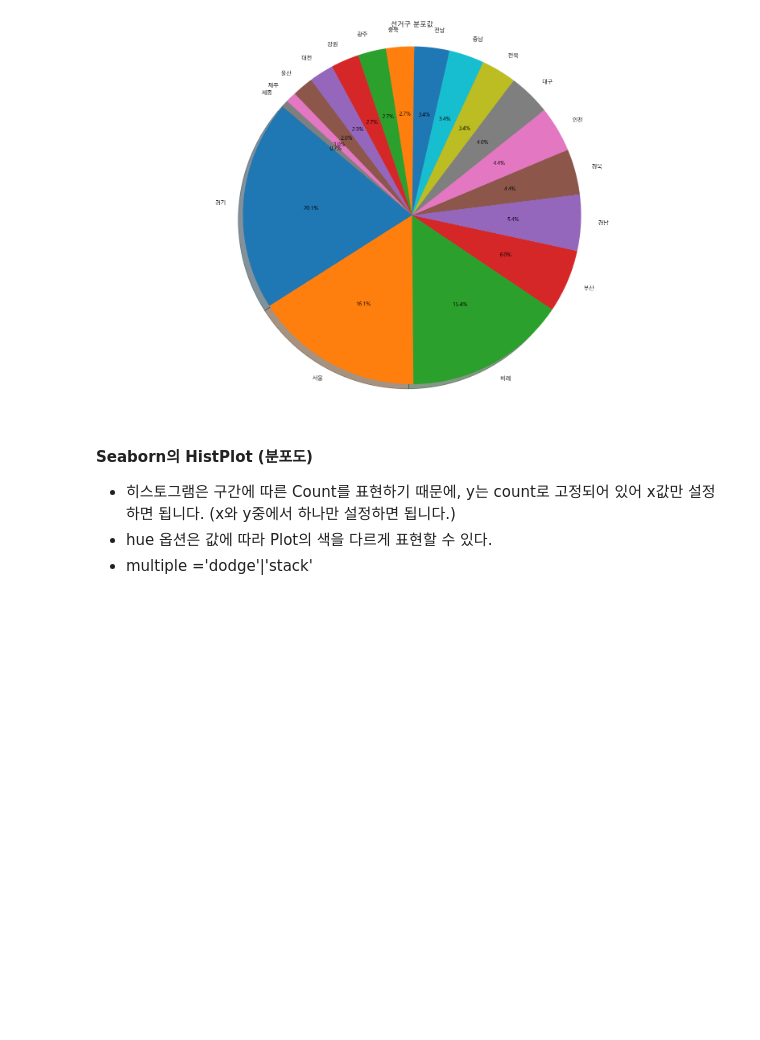
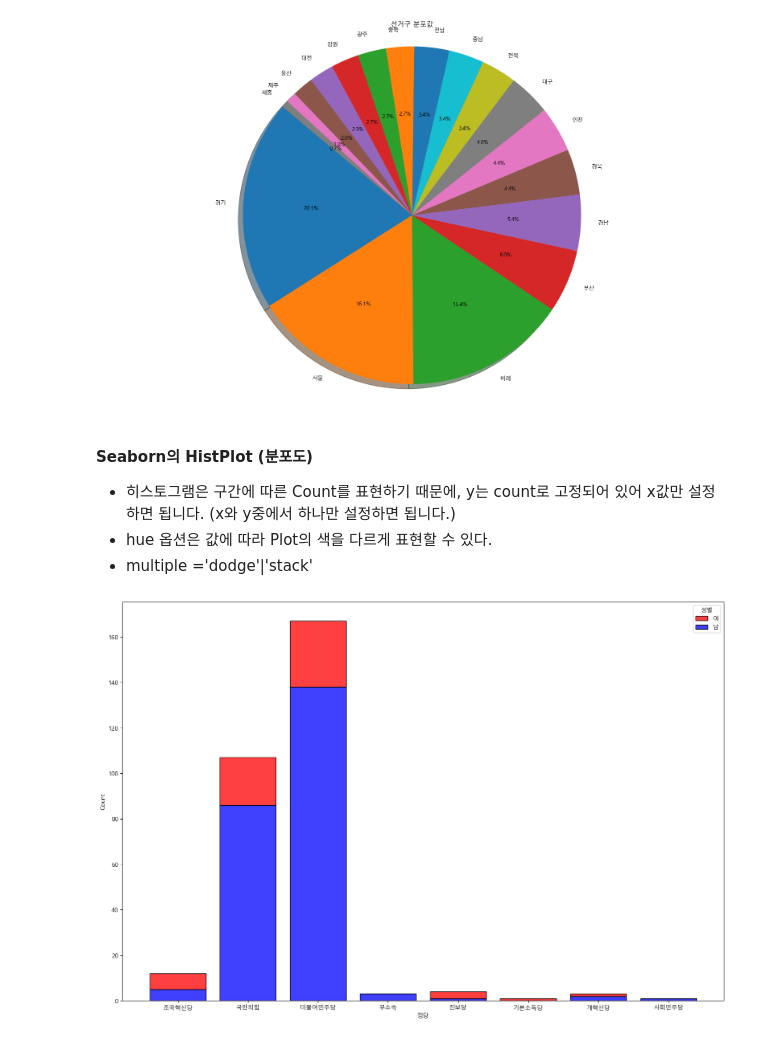
Before and after one commit to SK-Shieldus-Rookies-4/SK-Shieldus-Rookies_Study, a Jupyter notebook: study/Data_Analysis/Python_WebScraping_Analysis/05.국회의원현황_New2025.ipynb, the cells around one changed output. Drawn from its saved outputs; the diff is of its cells as text; code cells hidden in the pictures; blank space fills up the shorter version.

Commit message:
Image display

```diff
--- a/study/Data_Analysis/Python_WebScraping_Analysis/05.국회의원현황_New2025.ipynb
+++ b/study/Data_Analysis/Python_WebScraping_Analysis/05.국회의원현황_New2025.ipynb
@@ -449,6 +456,9 @@ plt.show() #figure 객체 생성
 # %%
 figure, axes1 = plt.subplots(nrows=1, ncols=1)
 figure.set_size_inches(18,12)
 
-sns.histplot(data=member_df, x='정당', ax=axes1, hue='성별', multiple='dodge',
+_ = sns.histplot(data=member_df, x='정당', ax=axes1, hue='성별', multiple='stack',
              palette={'남': 'blue', '여': 'red'}, shrink=0.8)
+plt.show()
+# %% [output]
+[figure, added]
```
Also changed, not shown: parts of 9 cells of this notebook.
